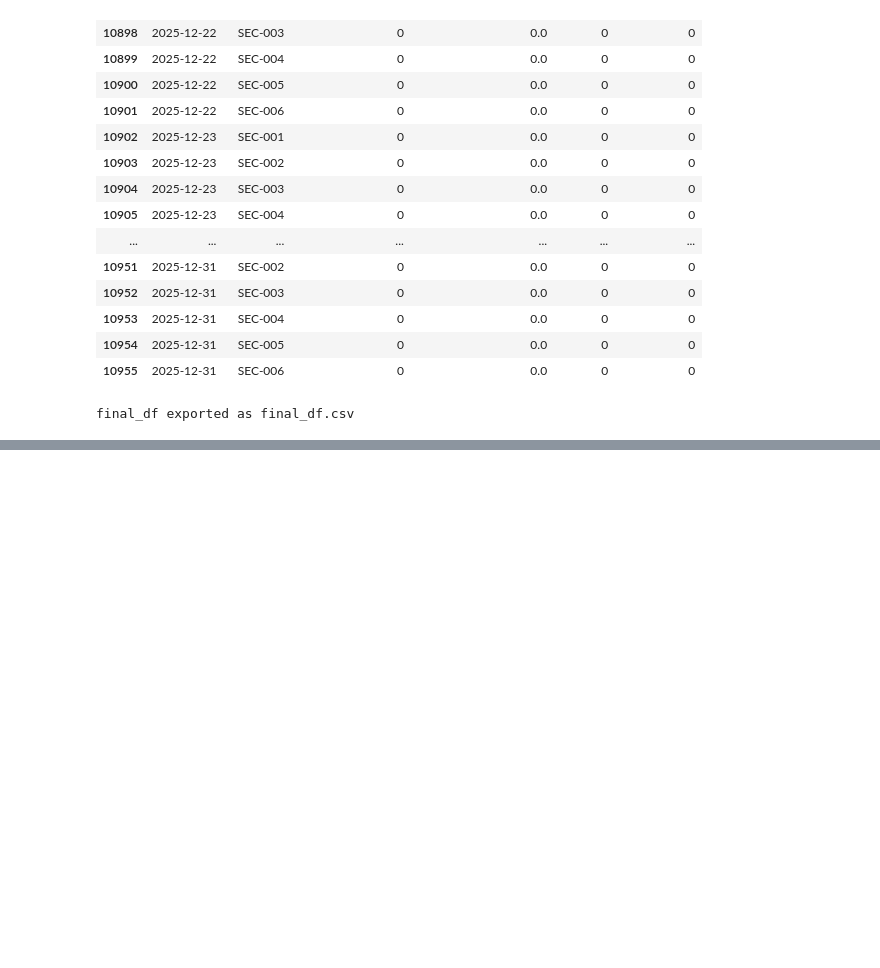
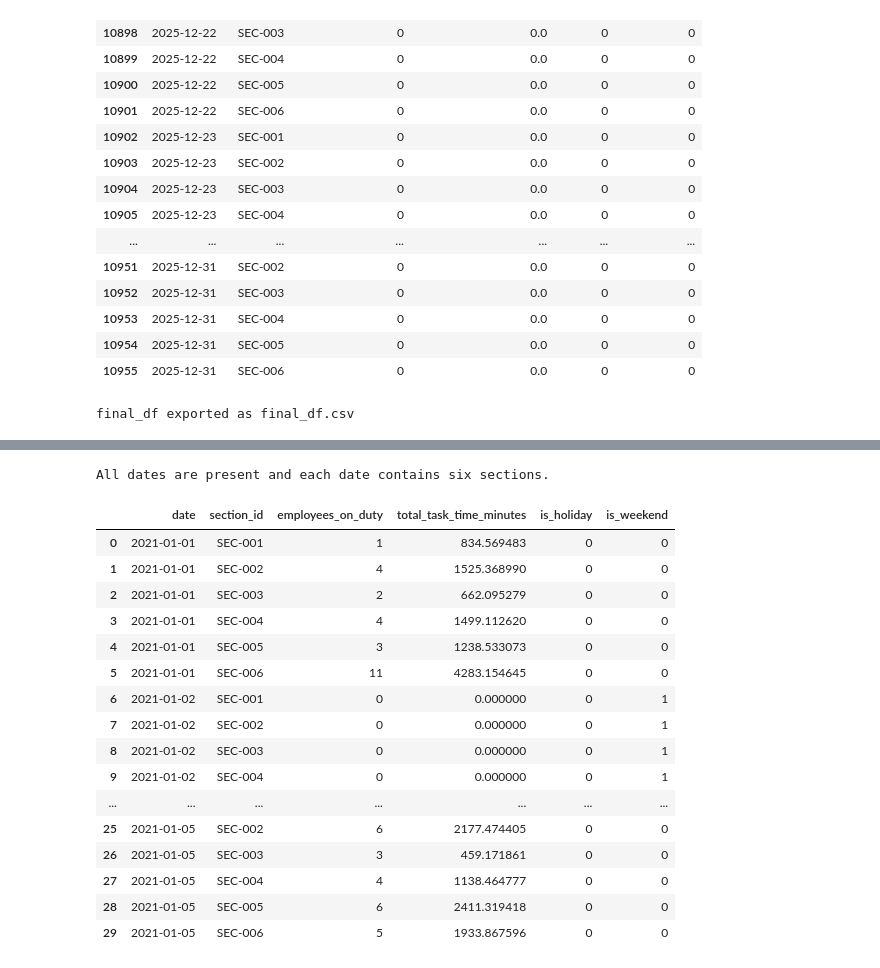
Before and after one commit to didulanthaisuru/rootcode_datathon_notebooks, a Jupyter notebook: create_holiday_df.ipynb, the cells around one changed output, grey strips where cells are left out. Saved outputs shown, nothing was run; the diff lists cells and outputs as text; code cells hidden in the pictures; blank space fills up the shorter version.

Commit message:
create final binary df

```diff
--- a/create_holiday_df.ipynb
+++ b/create_holiday_df.ipynb
@@ -589,0 +606,9 @@ final_df exported as final_df.csv
+# %%
+# Convert 'holiday_name' and 'weekday' to binary columns
+final_df['is_holiday'] = final_df['holiday_name'].apply(lambda x: 1 if x != 0 else 0)
+final_df['is_weekend'] = final_df['weekday'].apply(lambda x: 1 if x != 0 else 0)
+
+# Drop the original 'holiday_name' and 'weekday' columns
+final_df = final_df.drop(['holiday_name', 'weekday'], axis=1)
+
+print(final_df.head())
@@ -589,0 +629,45 @@ final_df exported as final_df.csv
+# %%
+# Check that final_df includes all days from start to end, and each date contains six sections
+expected_dates = pd.date_range(start=final_df['date'].min(), end=final_df['date'].max())
+expected_sections = 6
+missing_dates = []
+wrong_section_counts = []
+for date in expected_dates:
+    section_count = final_df[final_df['date'] == date]['section_id'].nunique()
+    if section_count != expected_sections:
+        wrong_section_counts.append((date.strftime('%Y-%m-%d'), section_count))
+if len(final_df['date'].unique()) != len(expected_dates):
+    missing_dates = set(expected_dates) - set(final_df['date'].unique())
+if not missing_dates and not wrong_section_counts:
+    print('All dates are present and each date contains six sections.')
+else:
+    if missing_dates:
+        print('Missing dates:')
+        for d in missing_dates:
+            print(d.strftime('%Y-%m-%d'))
+    if wrong_section_counts:
+        print('Dates with incorrect section count:')
+        for d, count in wrong_section_counts:
+            print(f'{d}: {count} sections')
+# %% [output]
+All dates are present and each date contains six sections.
+# %%
+final_df.head(30)
+# %% [output]
+|  | date | section_id | employees_on_duty | total_task_time_minutes | is_holiday | is_weekend |
+| 0 | 2021-01-01 | SEC-001 | 1 | 834.569483 | 0 | 0 |
+| 1 | 2021-01-01 | SEC-002 | 4 | 1525.368990 | 0 | 0 |
+| 2 | 2021-01-01 | SEC-003 | 2 | 662.095279 | 0 | 0 |
+| 3 | 2021-01-01 | SEC-004 | 4 | 1499.112620 | 0 | 0 |
+| 4 | 2021-01-01 | SEC-005 | 3 | 1238.533073 | 0 | 0 |
+| 5 | 2021-01-01 | SEC-006 | 11 | 4283.154645 | 0 | 0 |
+| 6 | 2021-01-02 | SEC-001 | 0 | 0.000000 | 0 | 1 |
+| 7 | 2021-01-02 | SEC-002 | 0 | 0.000000 | 0 | 1 |
+| 8 | 2021-01-02 | SEC-003 | 0 | 0.000000 | 0 | 1 |
+| 9 | 2021-01-02 | SEC-004 | 0 | 0.000000 | 0 | 1 |
+| ... | ... | ... | ... | ... | ... | ... |
+| 25 | 2021-01-05 | SEC-002 | 6 | 2177.474405 | 0 | 0 |
+| 26 | 2021-01-05 | SEC-003 | 3 | 459.171861 | 0 | 0 |
+| 27 | 2021-01-05 | SEC-004 | 4 | 1138.464777 | 0 | 0 |
+| 28 | 2021-01-05 | SEC-005 | 6 | 2411.319418 | 0 | 0 |
+| 29 | 2021-01-05 | SEC-006 | 5 | 1933.867596 | 0 | 0 |
```
Also changed, not shown: parts of 3 cells of this notebook, 1 other file.
